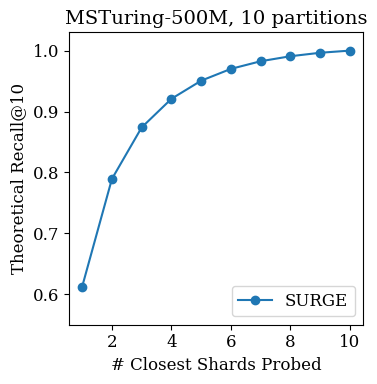
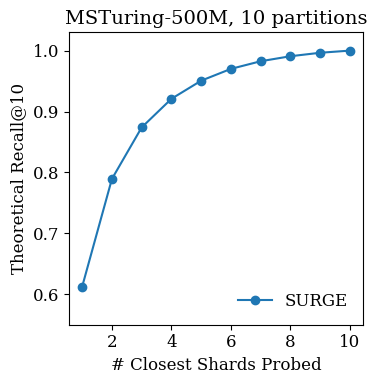
The notebook cell's code change between the first figure and the second:
--- before
+++ after
@@ -9,5 +9,5 @@
 plt.ylabel("Theoretical Recall@10")
 plt.title("MSTuring-500M, 10 partitions")
-plt.legend(loc="lower right")
+plt.legend(loc="lower right", frameon=False)
 plt.tight_layout()
 plt.ylim(0.55, 1.03)

Commit: updated figs